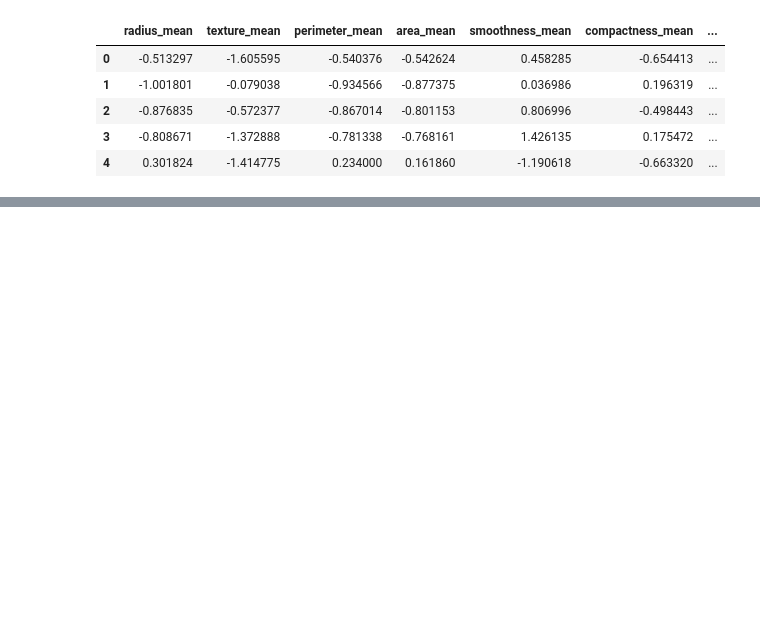
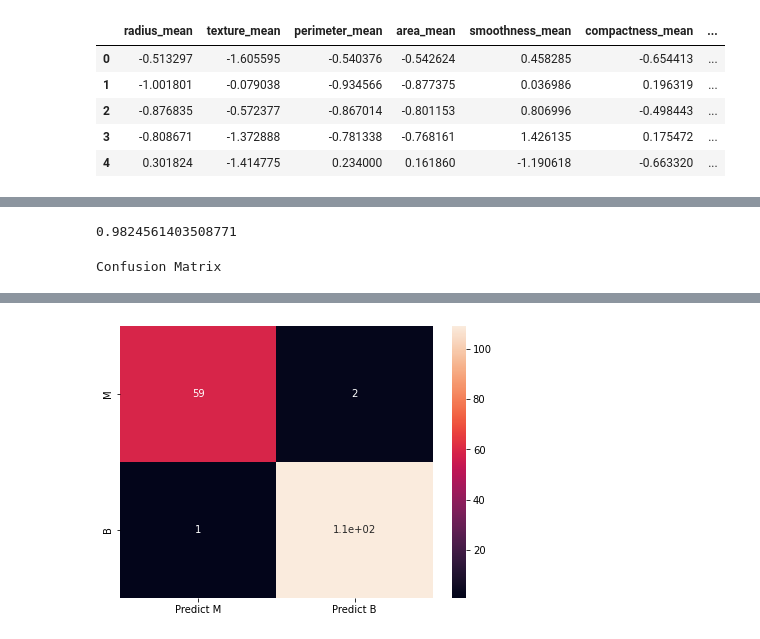
Before and after one commit to RochaErik/X-KNN-Breast-Cancer-Data, a Jupyter notebook: KNN.ipynb, the cells around one changed output, grey strips where cells are left out. Saved outputs shown, nothing was run; the diff lists cells and outputs as text; code cells hidden in the pictures; blank space fills up the shorter version.

Commit message:
KNN algorithm applied

```diff
--- a/KNN.ipynb
+++ b/KNN.ipynb
@@ -118,0 +121,2 @@ X_scaled_df.head()
+# %%
+X_train, X_test, y_train, y_test = train_test_split(X_scaled_df, y, test_size=0.3, random_state=42)
@@ -118,0 +125,8 @@ X_scaled_df.head()
+# %%
+# weights: distance so the algorithm gives a lot importance to the distance between the points
+
+from sklearn.neighbors import KNeighborsClassifier
+
+KNN = KNeighborsClassifier(n_neighbors=5, weights='distance')
+# %%
+KNN.fit(X_train, y_train)
@@ -118,0 +135,2 @@ X_scaled_df.head()
+# %%
+KNN_predict = KNN.predict(X_test)
@@ -118,0 +154,19 @@ X_scaled_df.head()
+# %%
+KNN.score(X_test, y_test)
+# %% [output]
+0.9824561403508771
+# %%
+from sklearn import metrics
+
+print("Confusion Matrix")
+cm=metrics.confusion_matrix(y_test, KNN_predict, labels=["M", "B"])
+
+df_cm = pd.DataFrame(cm,
+                     index = [i for i in ["M","B"]],
+                     columns = [i for i in ["Predict M","Predict B"]])
+
+plt.figure(figsize = (7,5))
+sns.heatmap(df_cm, annot=True)
+plt.show()
+# %% [output]
+Confusion Matrix
@@ -118,0 +177 @@ X_scaled_df.head()
+[figure, added]
```
Also changed, not shown: parts of 6 cells of this notebook.
